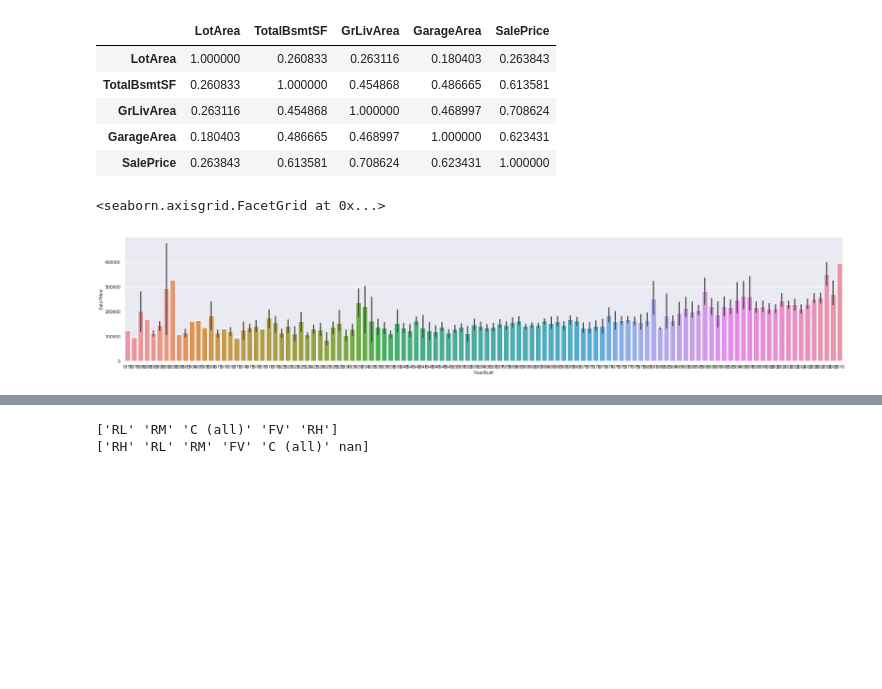
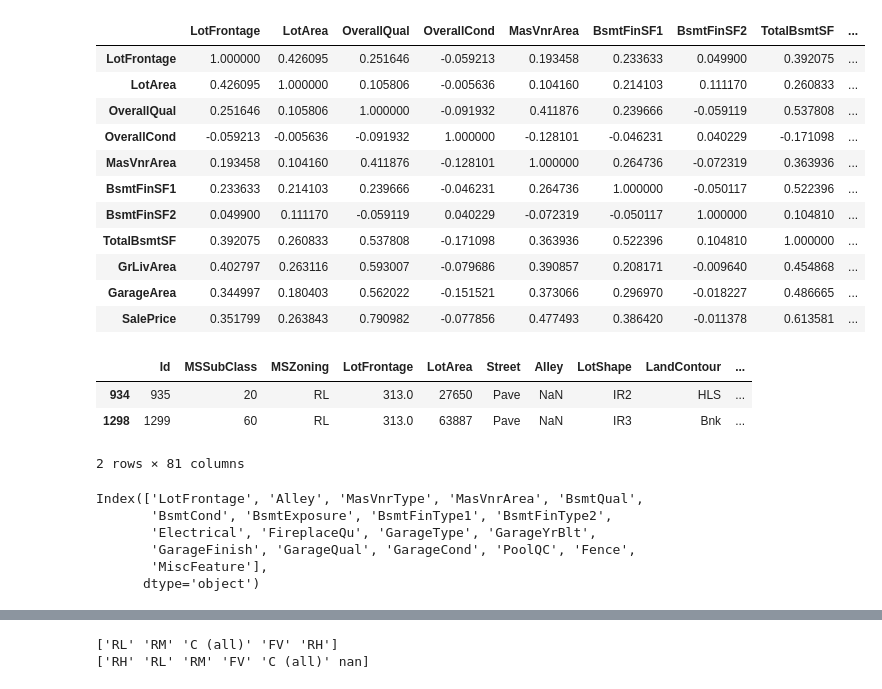
Before and after one commit to ePPilgrim/Python, a Jupyter notebook: ML/Kaggle/house_price/notebooks/preprocessing.ipynb, the cells around one changed output, grey strips where cells are left out. Drawn from its saved outputs; the diff is of its cells as text; code cells hidden in the pictures; blank space fills up the shorter version.

```diff
--- a/ML/Kaggle/house_price/notebooks/preprocessing.ipynb
+++ b/ML/Kaggle/house_price/notebooks/preprocessing.ipynb
@@ -9,6 +9,6 @@ raw_path = os.path.join(project_dir,'data','raw')
 train_path = os.path.join(raw_path, 'train.csv')
 test_path = os.path.join(raw_path, 'test.csv')
 # %%
-train_df = pd.read_csv(train_path)
-test_df = pd.read_csv(test_path)
+train = pd.read_csv(train_path)
+test = pd.read_csv(test_path)
 sns.set()
@@ -15,26 +33,45 @@ sns.set()
 # %%
 columns = ['LotFrontage', 'LotArea', 'OverallQual','OverallCond', 'MasVnrArea',
-          'BsmtFinSF1','BsmtFinSF2','TotalBsmtSF','GrLivArea','GarageArea','GarageArea']
-columns = [ 'LotArea','TotalBsmtSF','GrLivArea','GarageArea','SalePrice']
-df = train_df[columns]
+          'BsmtFinSF1','BsmtFinSF2','TotalBsmtSF','GrLivArea','GarageArea','SalePrice']
+#columns = [ 'LotArea','TotalBsmtSF','GrLivArea','GarageArea','SalePrice']
+df = train[columns]
 #sns.pairplot(df)
 #df.isnull().any()
 df.corr()
 # %% [output]
-|  | LotArea | TotalBsmtSF | GrLivArea | GarageArea | SalePrice |
-| LotArea | 1.000000 | 0.260833 | 0.263116 | 0.180403 | 0.263843 |
-| TotalBsmtSF | 0.260833 | 1.000000 | 0.454868 | 0.486665 | 0.613581 |
-| GrLivArea | 0.263116 | 0.454868 | 1.000000 | 0.468997 | 0.708624 |
-| GarageArea | 0.180403 | 0.486665 | 0.468997 | 1.000000 | 0.623431 |
-| SalePrice | 0.263843 | 0.613581 | 0.708624 | 0.623431 | 1.000000 |
+|  | LotFrontage | LotArea | OverallQual | OverallCond | MasVnrArea | BsmtFinSF1 | BsmtFinSF2 | TotalBsmtSF | ... |
+| LotFrontage | 1.000000 | 0.426095 | 0.251646 | -0.059213 | 0.193458 | 0.233633 | 0.049900 | 0.392075 | ... |
+| LotArea | 0.426095 | 1.000000 | 0.105806 | -0.005636 | 0.104160 | 0.214103 | 0.111170 | 0.260833 | ... |
+| OverallQual | 0.251646 | 0.105806 | 1.000000 | -0.091932 | 0.411876 | 0.239666 | -0.059119 | 0.537808 | ... |
+| OverallCond | -0.059213 | -0.005636 | -0.091932 | 1.000000 | -0.128101 | -0.046231 | 0.040229 | -0.171098 | ... |
+| MasVnrArea | 0.193458 | 0.104160 | 0.411876 | -0.128101 | 1.000000 | 0.264736 | -0.072319 | 0.363936 | ... |
+| BsmtFinSF1 | 0.233633 | 0.214103 | 0.239666 | -0.046231 | 0.264736 | 1.000000 | -0.050117 | 0.522396 | ... |
+| BsmtFinSF2 | 0.049900 | 0.111170 | -0.059119 | 0.040229 | -0.072319 | -0.050117 | 1.000000 | 0.104810 | ... |
+| TotalBsmtSF | 0.392075 | 0.260833 | 0.537808 | -0.171098 | 0.363936 | 0.522396 | 0.104810 | 1.000000 | ... |
+| GrLivArea | 0.402797 | 0.263116 | 0.593007 | -0.079686 | 0.390857 | 0.208171 | -0.009640 | 0.454868 | ... |
+| GarageArea | 0.344997 | 0.180403 | 0.562022 | -0.151521 | 0.373066 | 0.296970 | -0.018227 | 0.486665 | ... |
+| SalePrice | 0.351799 | 0.263843 | 0.790982 | -0.077856 | 0.477493 | 0.386420 | -0.011378 | 0.613581 | ... |
-# %%
-df = train_df[['SalePrice', 'YearBuilt']]
-sns.catplot(x='YearBuilt', y='SalePrice',data = df,kind="bar",aspect = 5)
-# %% [output]
-<seaborn.axisgrid.FacetGrid at 0x...>
-[figure, removed]
+# %%
+df = train[['SalePrice', 'GrLivArea', 'GarageArea']]
+lx = (df['SalePrice'] <= 200000) & (df['GrLivArea'] >= 4000)
+lx = train['LotFrontage'] > 300
+train[lx]
+#sns.lmplot(x='GrLivArea', y='SalePrice',data = df[~lx])
+# %% [output]
+|  | Id | MSSubClass | MSZoning | LotFrontage | LotArea | Street | Alley | LotShape | LandContour | ... |
+| 934 | 935 | 20 | RL | 313.0 | 27650 | Pave | NaN | IR2 | HLS | ... |
+| 1298 | 1299 | 60 | RL | 313.0 | 63887 | Pave | NaN | IR3 | Bnk | ... |
+2 rows × 81 columns
 # %%
-df=train_df.select_dtypes(include=[np.number])
+df=train.select_dtypes(include=[np.number])
 df.columns
+train.columns[train.isnull().any(0)]
+# %% [output]
+Index(['LotFrontage', 'Alley', 'MasVnrType', 'MasVnrArea', 'BsmtQual',
+       'BsmtCond', 'BsmtExposure', 'BsmtFinType1', 'BsmtFinType2',
+       'Electrical', 'FireplaceQu', 'GarageType', 'GarageYrBlt',
+       'GarageFinish', 'GarageQual', 'GarageCond', 'PoolQC', 'Fence',
+       'MiscFeature'],
+      dtype='object')
 # %%
 
```
Also changed, not shown: parts of 2 cells of this notebook.
